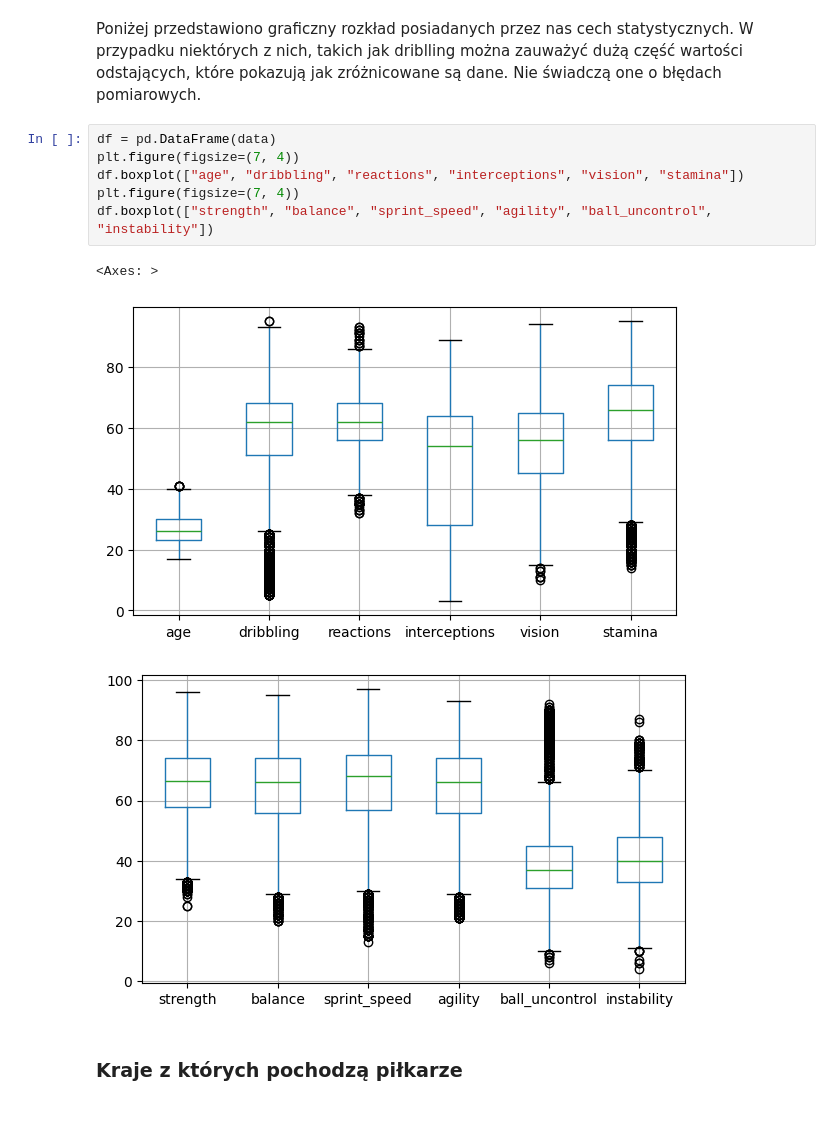
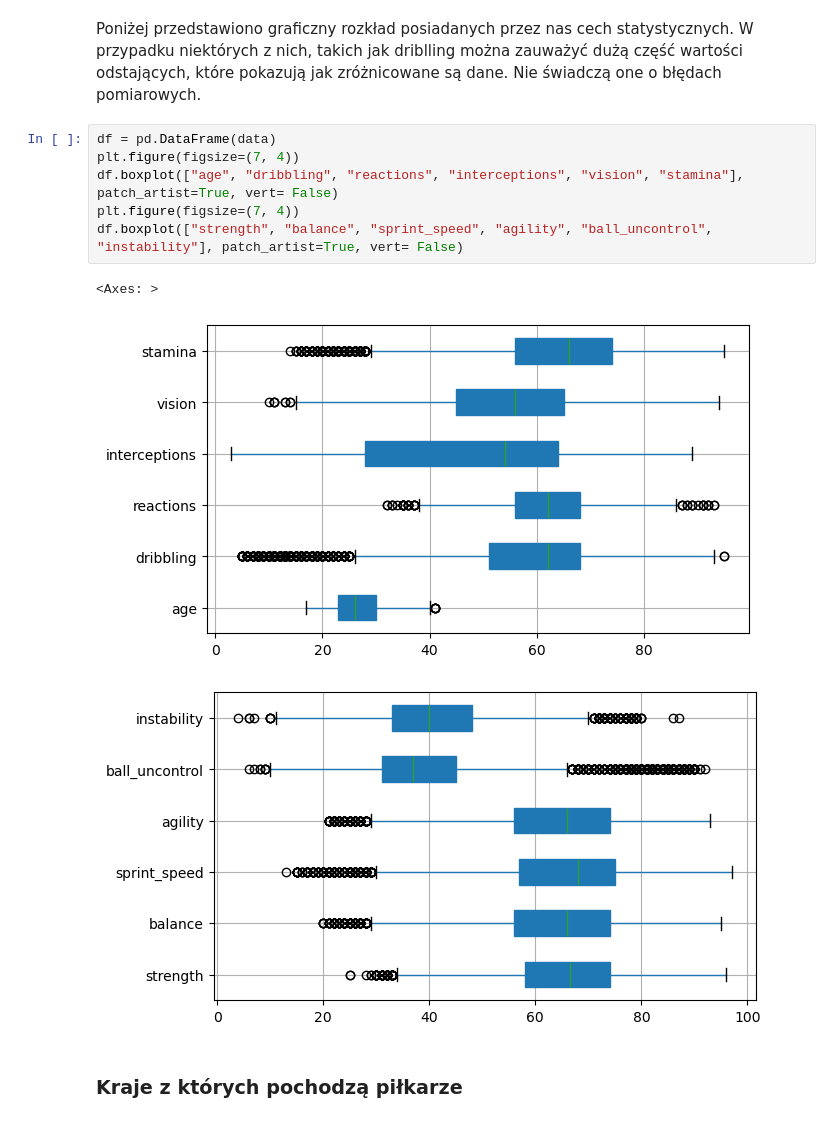
Before and after one commit to izabelakolodziejska/Fifa_players_analysis, a Jupyter notebook: fifa_analysys.ipynb, the cells around one changed output. Saved outputs shown, nothing was run; the diff lists cells and outputs as text.

Commit message:
Added code block to Iza's weight generating code, added filling to boxplot and made them horizontal, added TOPSIS method description and formulas

```diff
--- a/fifa_analysys.ipynb
+++ b/fifa_analysys.ipynb
@@ -117,13 +124,13 @@ Poniżej przedstawiono graficzny rozkład posiadanych przez nas cech statystyczn
 # %%
 df = pd.DataFrame(data)
 plt.figure(figsize=(7, 4))
-df.boxplot(["age", "dribbling", "reactions", "interceptions", "vision", "stamina"])
+df.boxplot(["age", "dribbling", "reactions", "interceptions", "vision", "stamina"], patch_artist=True, vert= False)
 plt.figure(figsize=(7, 4))
-df.boxplot(["strength", "balance", "sprint_speed", "agility", "ball_uncontrol", "instability"])
+df.boxplot(["strength", "balance", "sprint_speed", "agility", "ball_uncontrol", "instability"], patch_artist=True, vert= False)
 # %% [output]
 <Axes: >
-[figure, old version]
+[figure, new version]
-[figure, old version]
+[figure, new version]
 # %% [markdown]
 ### Kraje z których pochodzą piłkarze
 # %% [markdown]
```
Also changed, not shown: parts of 17 cells of this notebook, 2 other files.
